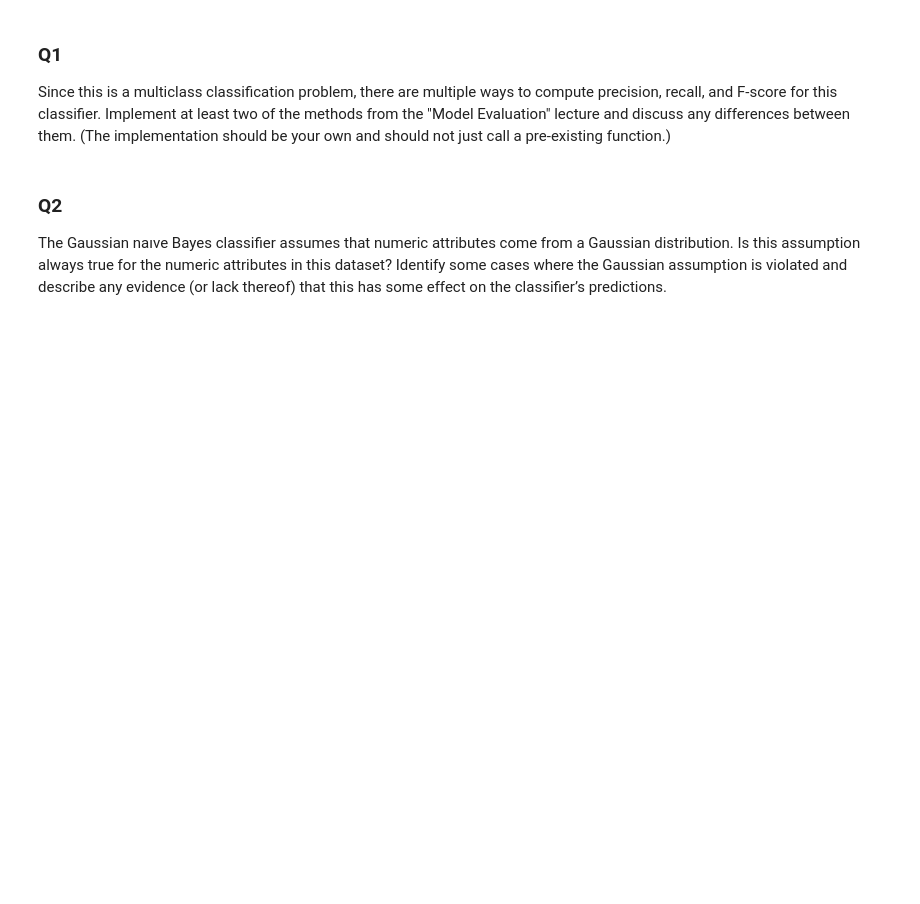
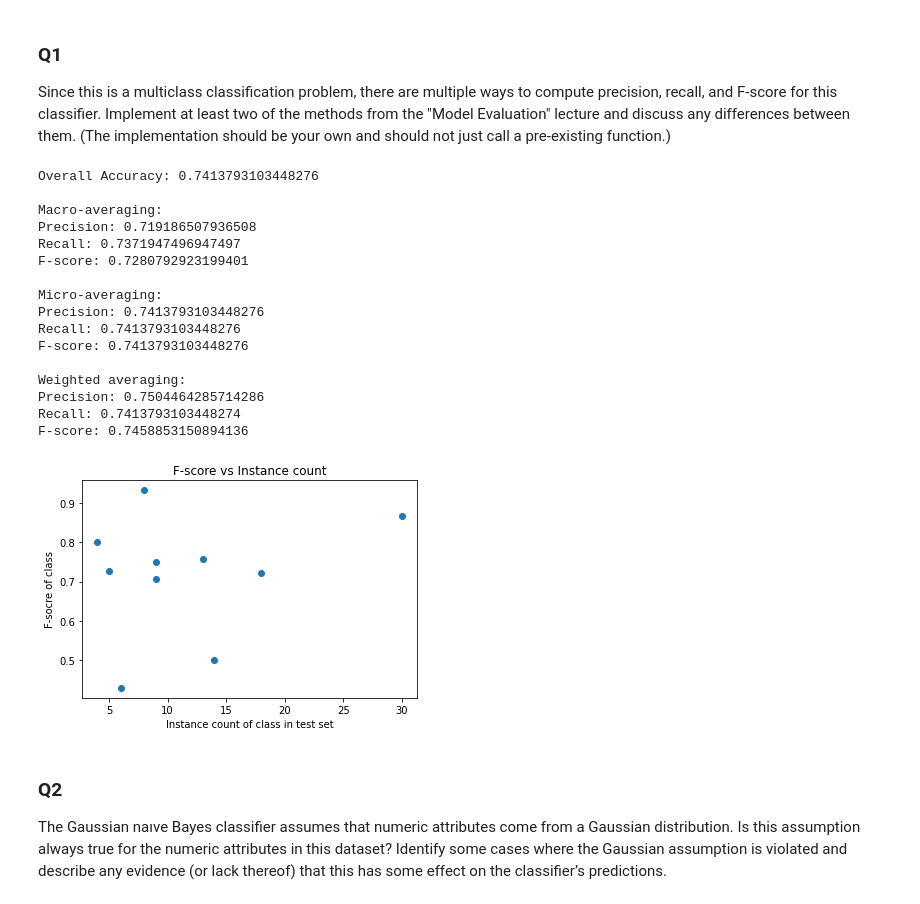
Before and after one commit to Valkyriean/ML_naive_bayes, a Jupyter notebook: COMP30027_2021_assignment1_template.ipynb, the cells around one changed output. Saved outputs shown, nothing was run; the diff lists cells and outputs as text; code cells hidden in the pictures; blank space fills up the shorter version.

```diff
--- a/COMP30027_2021_assignment1_template.ipynb
+++ b/COMP30027_2021_assignment1_template.ipynb
@@ -35,6 +17,0 @@ def predict():
-# %%
-# This function should evaliate the prediction performance by comparing your model’s class outputs to ground
-# truth labels
-
-def evaluate():
-    return
@@ -40,0 +49,31 @@ def evaluate():
+# %%
+# Predict labels of test set based on training model
+def predict(test, model):
+    predictions = []
+    # drop labels from test set
+    data = test[test.columns[1:]]
+    for index, instance in data.iterrows():
+        prediction = ""
+        best_score = 0
+        first = True
+        # Calculate probabilities of each class
+        for pose in model:
+            # log prior probabilities
+            score = np.log(pose[1])
+            # sum up log of likelihood of features
+            for i in range(len(instance)):
+                # Ignore the missing features
+                if np.isnan(instance.iloc[i]):
+                    continue
+                else:
+                    score += pose[2][i].logpdf(instance.iloc[i])
+            if first is True:
+                best_score = score
+                prediction = pose[0]
+                first = False
+            # Predict the highest socre class
+            elif score > best_score:
+                best_score = score
+                prediction = pose[0]
+        predictions.append(prediction)
+    return predictions
@@ -52,6 +177,30 @@ A response to a question should take about 100–250 words, and make reference t
 # %% [markdown]
 ### Q1
 Since this is a multiclass classification problem, there are multiple ways to compute precision, recall, and F-score for this classifier. Implement at least two of the methods from the "Model Evaluation" lecture and discuss any differences between them. (The implementation should be your own and should not just call a pre-existing function.)
+# %%
+data = preprocess("train.csv")
+model = train(data)
+test = preprocess("test.csv")
+predictions = predict(test, model)
+evaluate(data, predictions, test)
+# %% [output]
+Overall Accuracy: 0.7413793103448276
+
+Macro-averaging:
+Precision: 0.719186507936508
+Recall: 0.7371947496947497
+F-score: 0.7280792923199401
+
+Micro-averaging:
+Precision: 0.7413793103448276
+Recall: 0.7413793103448276
+F-score: 0.7413793103448276
+
+Weighted averaging:
+Precision: 0.7504464285714286
+Recall: 0.7413793103448274
+F-score: 0.7458853150894136
+[figure, added]
 # %% [markdown]
 ### Q2
 The Gaussian naıve Bayes classifier assumes that numeric attributes come from a Gaussian distribution. Is this assumption always true for the numeric attributes in this dataset? Identify some cases where the Gaussian assumption is violated and describe any evidence (or lack thereof) that this has some effect on the classifier’s predictions.
```
Also changed, not shown: parts of 8 cells of this notebook, 5 other files.
